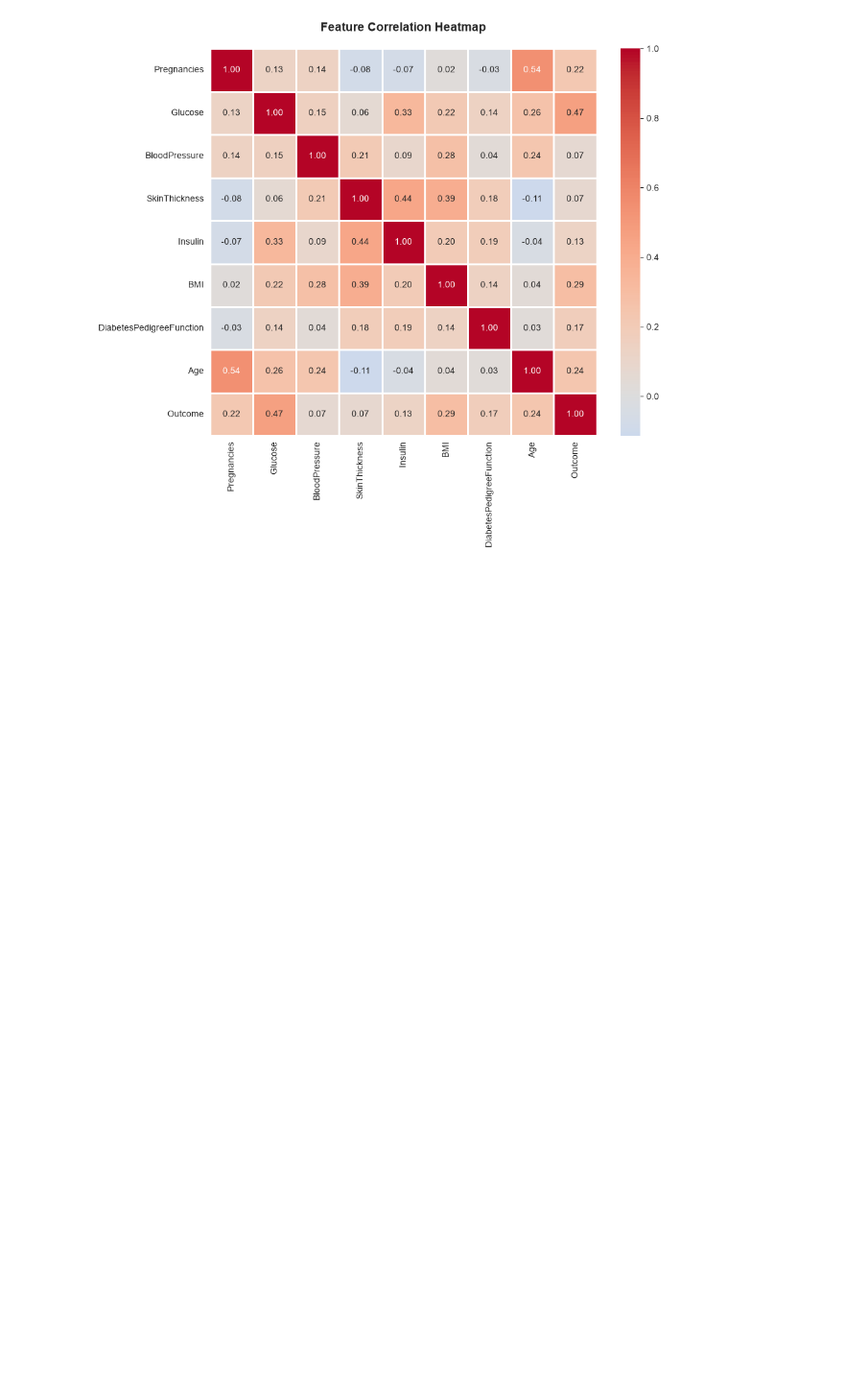
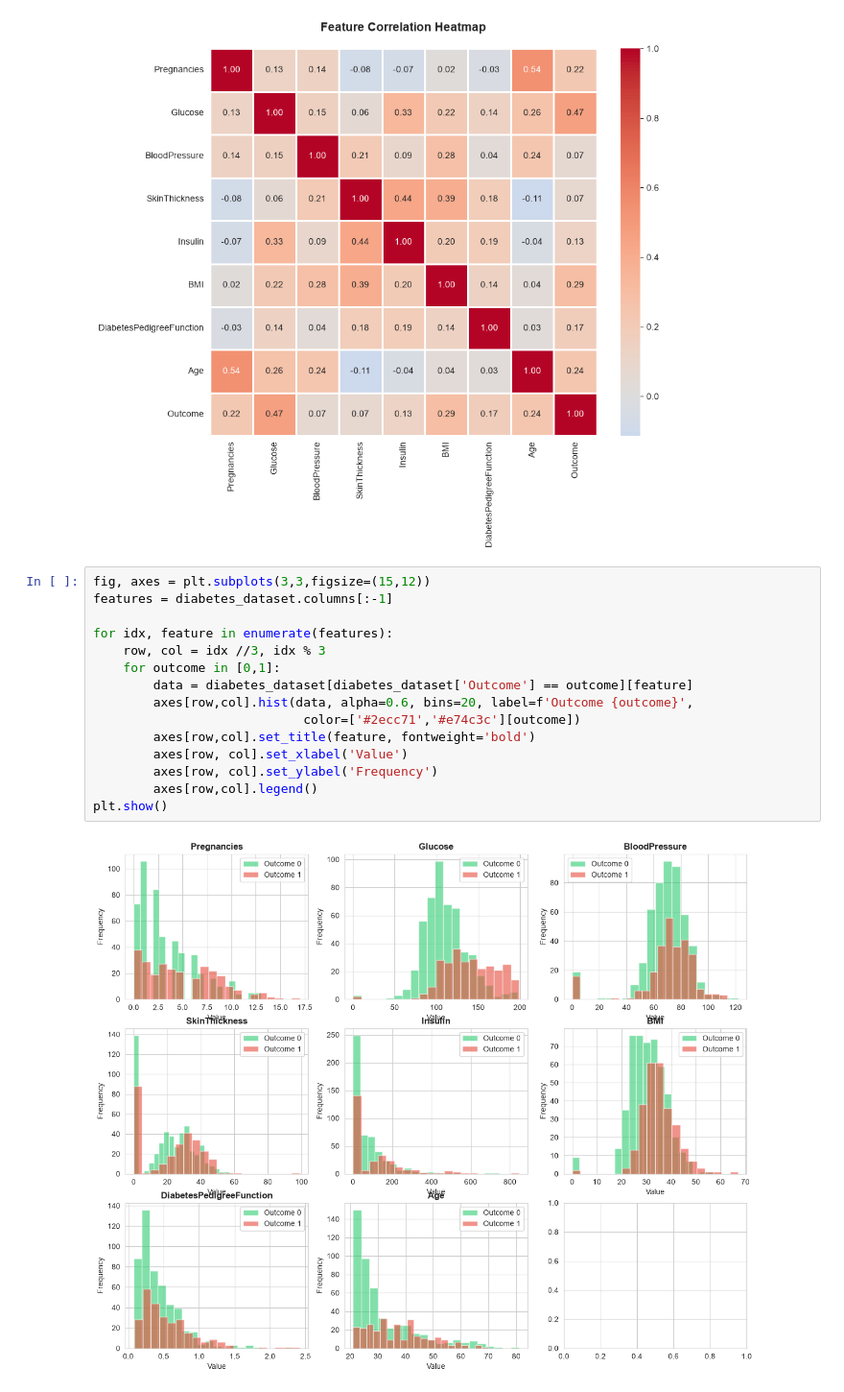
Before and after one commit to SihanUdayaratna03/MediStore-Diabetes-Prediction-AI, a Jupyter notebook: diabetes-prediction.ipynb, the cells around one changed output. Shown at 96% size. Drawn from its saved outputs; the diff is of its cells as text; blank space fills up the shorter version.

Commit message:
Add feature distribution subplots

```diff
--- a/diabetes-prediction.ipynb
+++ b/diabetes-prediction.ipynb
@@ -76,3 +76,20 @@ plt.title('Feature Correlation Heatmap', fontsize=14, pad=20, fontweight='bold')
 plt.show()
 # %% [output]
 [figure]
+# %%
+fig, axes = plt.subplots(3,3,figsize=(15,12))
+features = diabetes_dataset.columns[:-1]
+
+for idx, feature in enumerate(features):
+    row, col = idx //3, idx % 3
+    for outcome in [0,1]:
+        data = diabetes_dataset[diabetes_dataset['Outcome'] == outcome][feature]
+        axes[row,col].hist(data, alpha=0.6, bins=20, label=f'Outcome {outcome}',
+                            color=['#2ecc71','#e74c3c'][outcome])
+        axes[row,col].set_title(feature, fontweight='bold')
+        axes[row, col].set_xlabel('Value')
+        axes[row, col].set_ylabel('Frequency')
+        axes[row,col].legend()
+plt.show()
+# %% [output]
+[figure, added]
```
